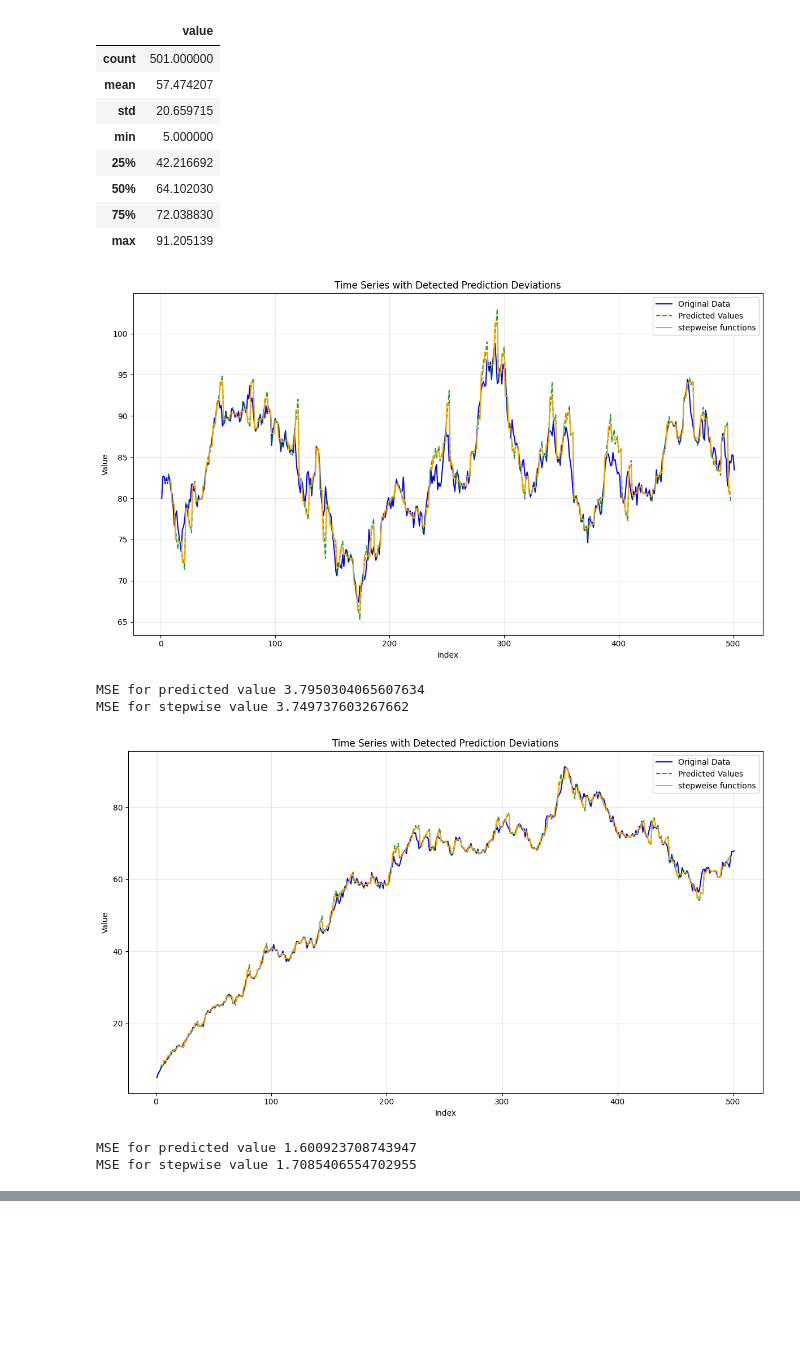
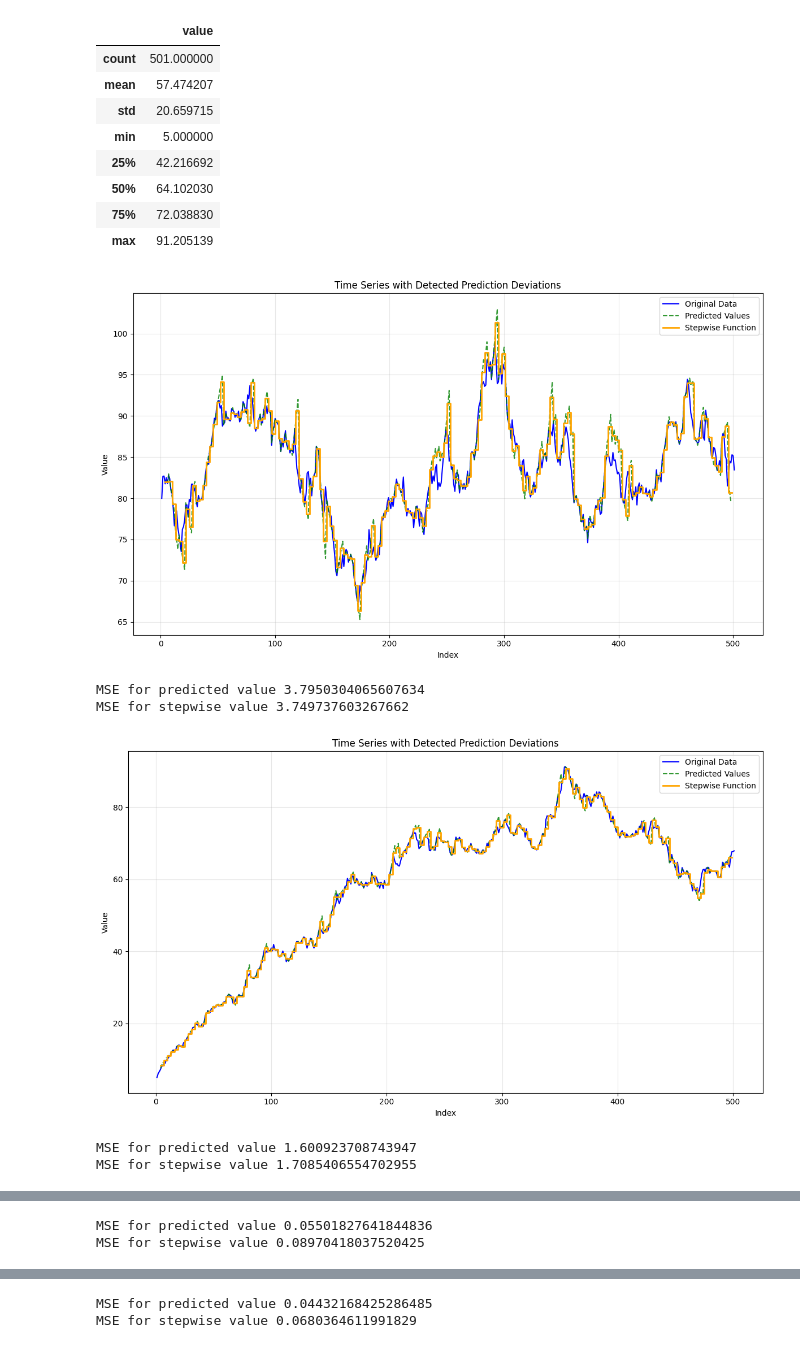
Before and after one commit to sherryQQQQ/change-point-detection, a Jupyter notebook: cpd_mmd_version 2.ipynb, the cells around one changed output, grey strips where cells are left out. Saved outputs shown, nothing was run; the diff lists cells and outputs as text; code cells hidden in the pictures; blank space fills up the shorter version.

```diff
--- a/cpd_mmd_version 2.ipynb
+++ b/cpd_mmd_version 2.ipynb
@@ -10,9 +10,11 @@ except ImportError:
     !pip install statsmodels
     import statsmodels.api as sm
 # %%
-data_5 = pd.read_csv('data/data5.csv')
-data_80 = pd.read_csv('data/data80.csv')
-data_5.describe()
+data_5_M500 = pd.read_csv('data/data5.csv')
+data_80_M500 = pd.read_csv('data/data80.csv')
+data_5_M5000 = pd.read_csv('data/data5_M=5000.csv')
+data_80_M5000 = pd.read_csv('data/data80_M=5000.csv')
+data_5_M500.describe()
 # %% [output]
 |  | value |
 | count | 501.000000 |
@@ -251,7 +253,8 @@ def prediction_deviation_analysis(data, window_size=3, gamma=None, plot=True):
         plt.plot(data['index'], data['value'], label='Original Data', color='blue')
         plt.plot(data['index'], data['predicted_value'], label='Predicted Values',
                  color='green', linestyle='--', alpha=0.8)
-        plt.plot(data['index'],data['stepwise_value'],label='stepweise functions', color = 'orange')
+        # Plot stepwise function as a line instead of scatter points for better visualization
+        plt.step(data['index'], data['stepwise_value'], label='Stepwise Function', color='orange', where='post', linewidth=2)
         # if all_deviation_points:
         #     deviation_point_indices = [data.index.get_loc(dp) for dp in all_deviation_points
         #                               if dp in data.index]
@@ -280,16 +283,20 @@ def prediction_deviation_analysis(data, window_size=3, gamma=None, plot=True):
 
 
     return data, all_deviation_points, MSE
-
-# Example usage:
-df = data_80
-result_df, deviation_points, MSE = prediction_deviation_analysis(df, window_size=3)
-df = data_5
-result_df, deviation_points, MSE = prediction_deviation_analysis(df, window_size=3)
-# %% [output]
-[figure, removed]
-MSE for predicted value 3.7950304065607634
-MSE for stepwise value 3.749737603267662
-[figure, removed]
-MSE for predicted value 1.600923708743947
-MSE for stepwise value 1.7085406554702955
+# %%
+# Example usage:
+df = data_80_M500
+result_df, deviation_points, MSE = prediction_deviation_analysis(df, window_size=3)
+df = data_5_M500
+result_df, deviation_points, MSE = prediction_deviation_analysis(df, window_size=3)
+df = data_80_M5000
+result_df, deviation_points, MSE = prediction_deviation_analysis(df, window_size=3)
+df = data_5_M5000
+result_df, deviation_points, MSE = prediction_deviation_analysis(df, window_size=3)
+# %% [output]
+[figure, added]
+MSE for predicted value 3.7950304065607634
+MSE for stepwise value 3.749737603267662
+[figure, added]
+MSE for predicted value 1.600923708743947
+MSE for stepwise value 1.7085406554702955
@@ -295,0 +304,2 @@ MSE for stepwise value 1.7085406554702955
+MSE for predicted value 0.05501827641844836
+MSE for stepwise value 0.08970418037520425
@@ -295,0 +307,2 @@ MSE for stepwise value 1.7085406554702955
+MSE for predicted value 0.04432168425286485
+MSE for stepwise value 0.0680364611991829
```
Also changed, not shown: parts of 1 cell of this notebook, 5 other files.
